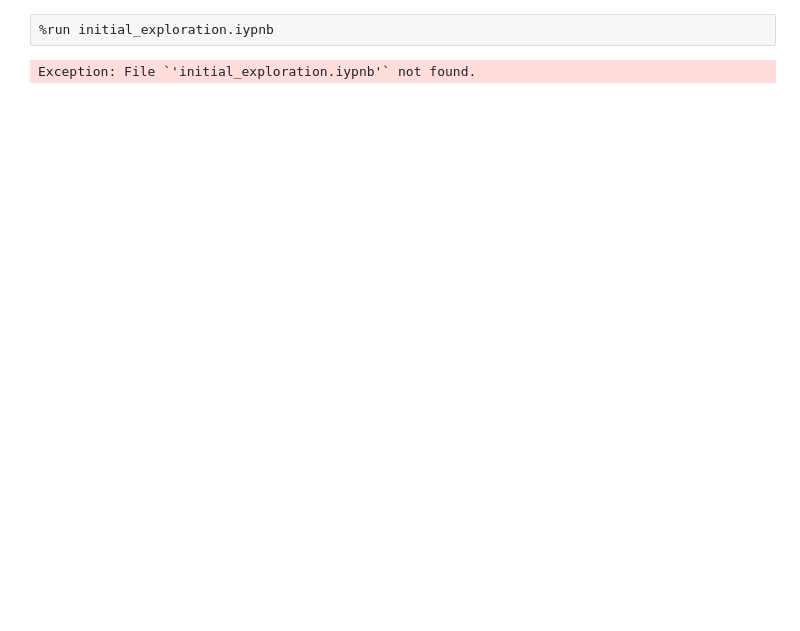
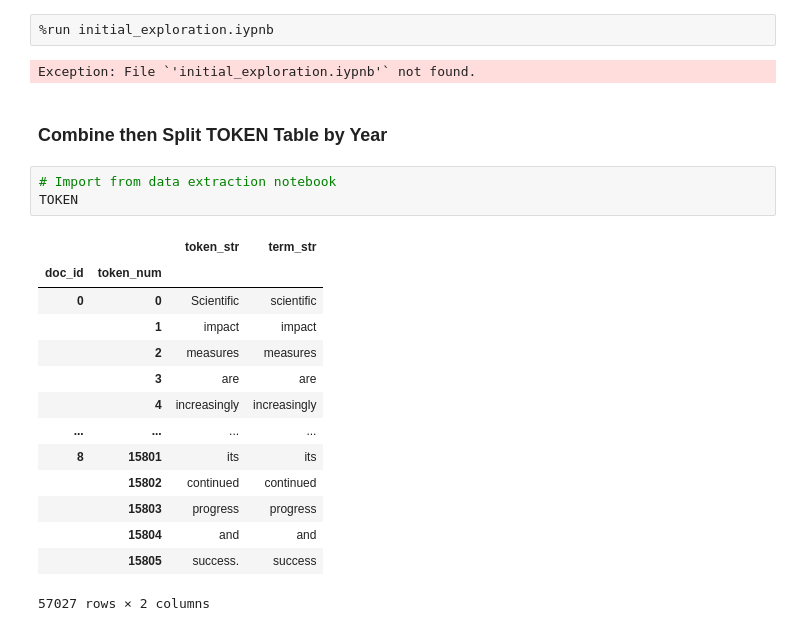
Before and after one commit to caroline-kranefuss/evolving_sentiment_climate, a Jupyter notebook: notebooks/v1.ipynb, the cells around one changed output. Cells and saved outputs as stored; diff of their text form; blank space fills up the shorter version.

```diff
--- a/notebooks/v1.ipynb
+++ b/notebooks/v1.ipynb
@@ -10,3 +61,23 @@ Exception: File `'data_extraction.ipynb'` not found.
 %run initial_exploration.iypnb
 # %% [output]
 Exception: File `'initial_exploration.iypnb'` not found.
+# %% [markdown]
+### Combine then Split TOKEN Table by Year
+# %%
+# Import from data extraction notebook
+TOKEN
+# %% [output]
+|  |  | token_str | term_str |
+| doc_id | token_num |  |  |
+| 0 | 0 | Scientific | scientific |
+|  | 1 | impact | impact |
+|  | 2 | measures | measures |
+|  | 3 | are | are |
+|  | 4 | increasingly | increasingly |
+| ... | ... | ... | ... |
+| 8 | 15801 | its | its |
+|  | 15802 | continued | continued |
+|  | 15803 | progress | progress |
+|  | 15804 | and | and |
+|  | 15805 | success. | success |
+57027 rows × 2 columns
```
Also changed, not shown: parts of 16 cells of this notebook, 1 other file.
